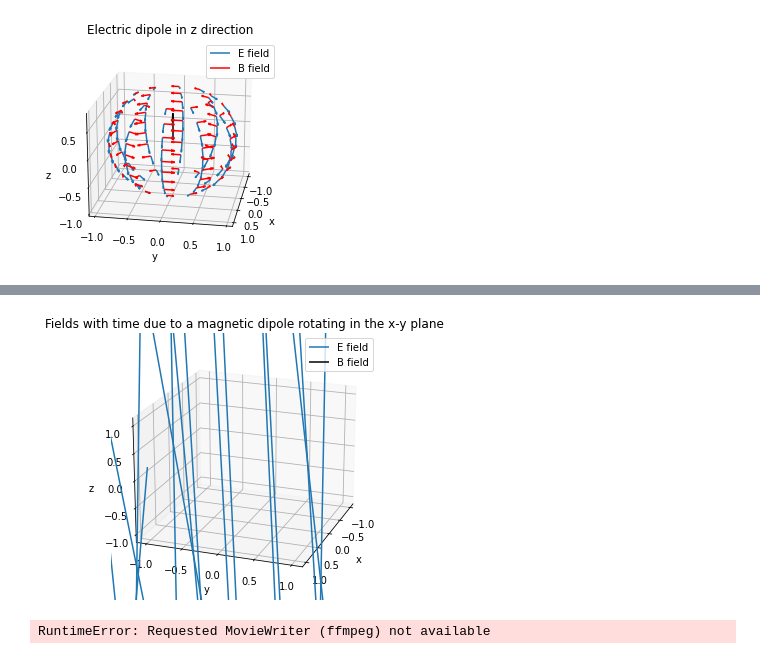
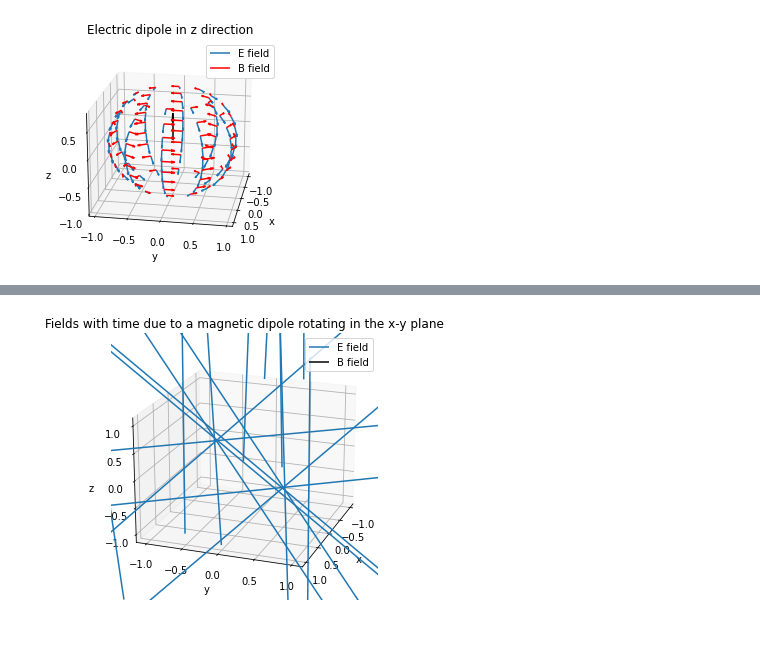
Before and after one commit to phoebe-p/Dipole, a Jupyter notebook: plots.ipynb, the cells around one changed output, grey strips where cells are left out. Cells and saved outputs as stored; diff of their text form; code cells hidden in the pictures.

```diff
--- a/plots.ipynb
+++ b/plots.ipynb
@@ -272,18 +208,6 @@ def update_quiver(i, Q1, Q2, x, y, z, scale, scale_B):
 nt = 11
 nph = 10
 
-theta = np.arccos(2 * np.linspace(0, 1, nt) - 1)  # unifomily separated points on theta
-phi = np.linspace(2 * np.pi / nph, 2*np.pi, nph)
-
-r0 = 1
-th_phi = np.meshgrid(theta, phi)
-thetas = th_phi[0].flatten()
-phis = th_phi[1].flatten()
-
-x = r0 * np.sin(thetas) * np.cos(phis)
-y = r0 * np.sin(thetas) * np.sin(phis)
-z = r0 * np.cos(thetas)
-
 T = 1 / 1e8
 
 p = np.array([[1e-8, 0, 0], [0, 1e-8, 0]])
@@ -292,51 +216,35 @@ f = np.array([1e8, 1e8])
 t = 0
 phi = np.array([0, np.pi/2])
 
-E = np.zeros((3, len(x)))
-B = np.zeros((3, len(x)))
-
-for j1 in np.arange(0, len(x)):
-  El, Bl = Magnetic_dipole_ff(np.array([x[j1], y[j1], z[j1]]), p, R, phi, f, t=t)
-  E[:, j1] = El[:, 0]
-  B[:, j1] = Bl[:, 0]
-
-Emag = np.sqrt(sum(E ** 2, 0))
-E_max_mag = max(Emag)
-
-Bmag = np.sqrt(sum(B ** 2, 0))
-B_max_mag = max(Bmag)
-
-scale_E = 20
-scale_B = 7*E_max_mag/B_max_mag
+x, y, z, E, B = generate_xyz_EB(nt, nphi, p, R, f, t, phase, 2*np.pi, np.pi)
 
 fig = plt.figure(1)
 ax = fig.gca(projection='3d')
 Q1 = ax.quiver(x, y, z, *E, pivot='middle', label='E field')
 Q2 = ax.quiver(x, y, z, *B, pivot='middle', color='black', label='B field')
 
 ax.set_xlim(-1.1*r0, 1.1*r0)
 ax.set_ylim(-1.1*r0, 1.1*r0)
 ax.set_zlim(-1.1*r0, 1.1*r0)
 
 ax.set_xlabel('x')
 ax.set_ylabel('y')
 ax.set_zlabel('z')
 
 
 scale = r0/2000
 scale_B = (E_max_mag/B_max_mag)*scale
 # you need to set blit=False, or the first set of arrows never gets
 # cleared on subsequent frames
 anim = FuncAnimation(fig, update_quiver, fargs=(Q1, Q2, x, y, z, scale, scale_B),
                                interval=100, blit=False)
 ax.view_init(elev=20., azim=20)
 fig.tight_layout()
 plt.legend()
 plt.title('Fields with time due to a magnetic dipole rotating in the x-y plane')
 plt.show()
 
 
 HTML(anim.to_html5_video())
 # %% [output]
-[figure, old version]
+[figure, new version]
-RuntimeError: Requested MovieWriter (ffmpeg) not available
```
Also changed, not shown: parts of 8 cells of this notebook, 1 other file.
